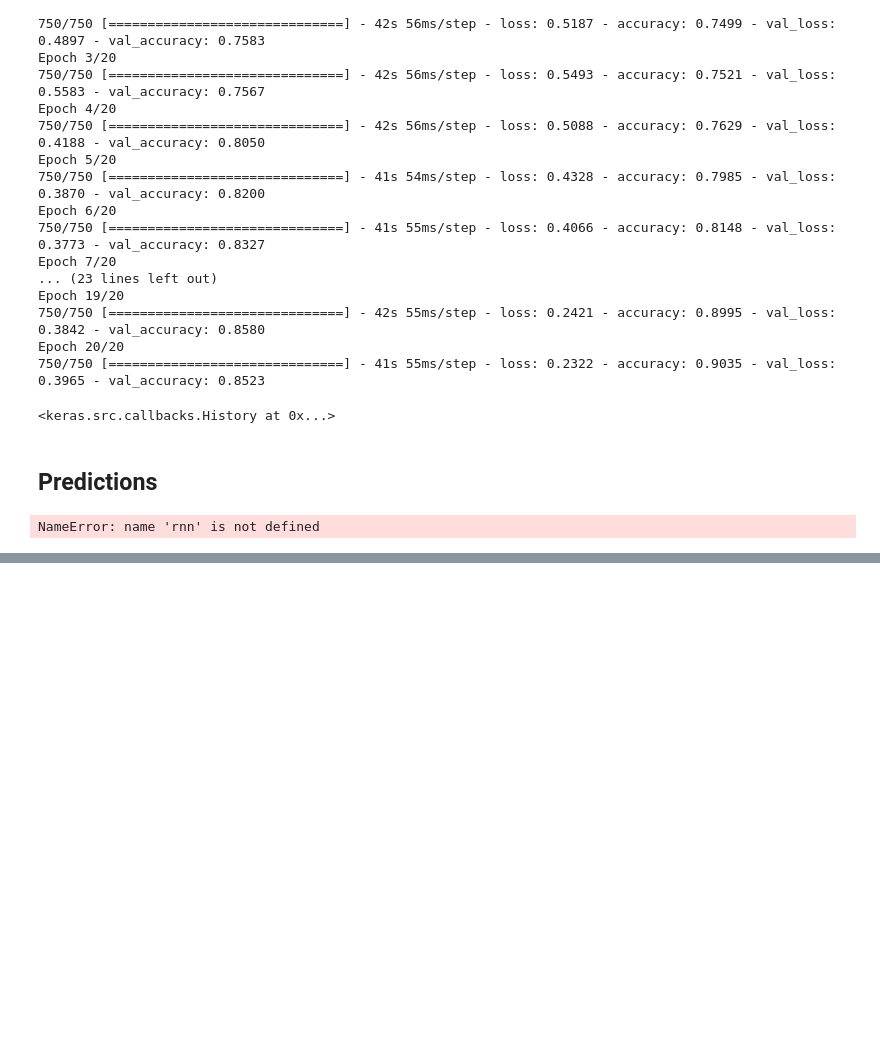
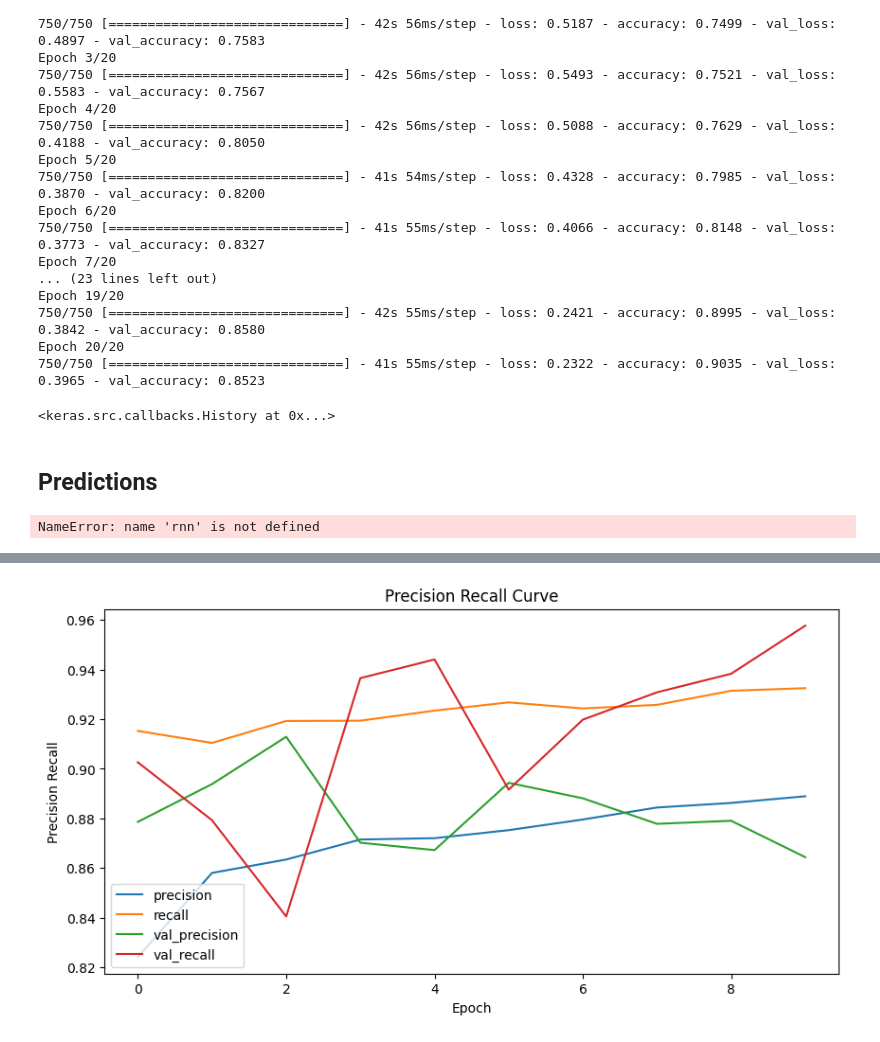
Before and after one commit to pedrofuentes79/RNNs, a Jupyter notebook: Sentiment-Analysis/sentAnalysis.ipynb, the cells around one changed output, grey strips where cells are left out. Cells and saved outputs as stored; diff of their text form; code cells hidden in the pictures; blank space fills up the shorter version.

```diff
--- a/Sentiment-Analysis/sentAnalysis.ipynb
+++ b/Sentiment-Analysis/sentAnalysis.ipynb
@@ -338,0 +361,14 @@ NameError: name 'rnn' is not defined
+# %%
+# Plot precision recall curve
+plt.figure(figsize=(10, 5))
+plt.plot(H.history['precision'], label='precision')
+plt.plot(H.history['recall'], label='recall')
+plt.plot(H.history['val_precision'], label='val_precision')
+plt.plot(H.history['val_recall'], label='val_recall')
+plt.title('Precision Recall Curve')
+plt.xlabel('Epoch')
+plt.ylabel('Precision Recall')
+plt.legend(loc='lower left')
+plt.show()
+# %% [output]
+[figure, added]
```
Also changed, not shown: parts of 5 cells of this notebook.
